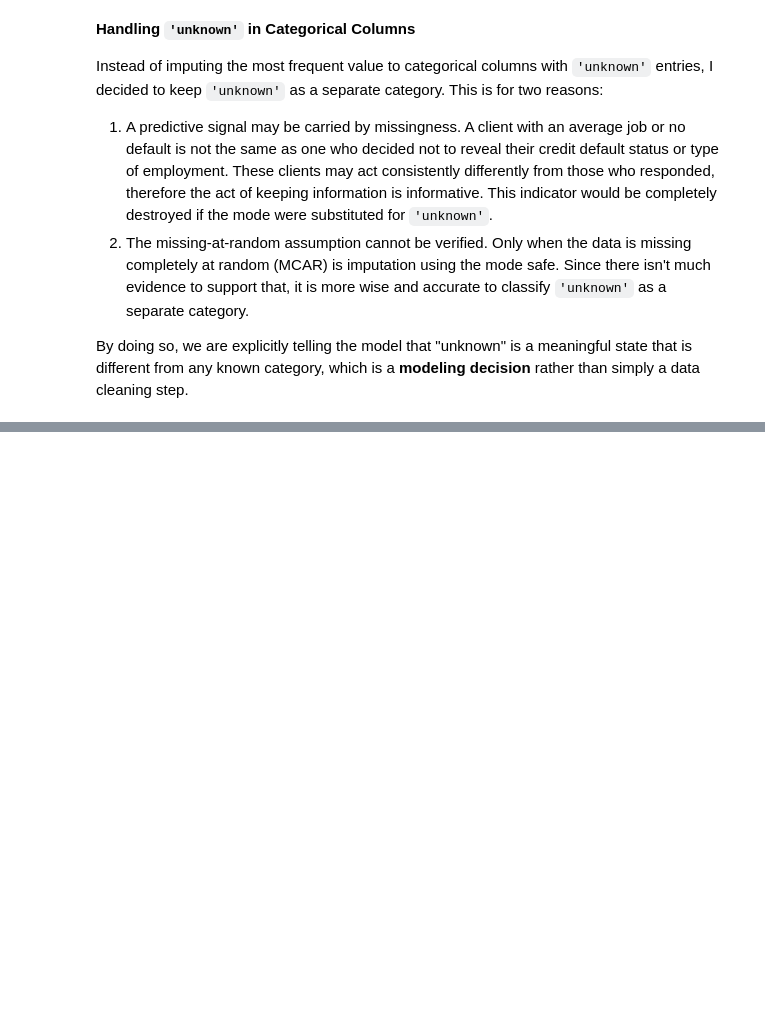
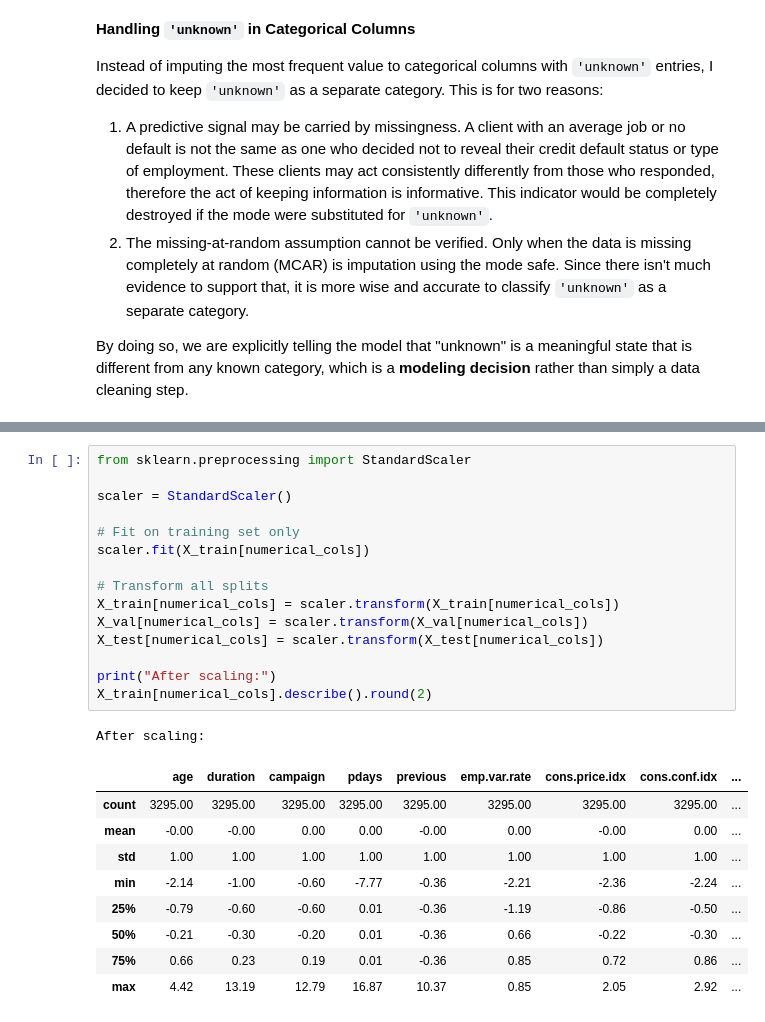
Before and after one commit to spaparo/ML-fundamentals-2026, a Jupyter notebook: assignment_1_sofia_paparo.ipynb, the cells around one changed output, grey strips where cells are left out. Cells and saved outputs as stored; diff of their text form; blank space fills up the shorter version.

```diff
--- a/assignment_1_sofia_paparo.ipynb
+++ b/assignment_1_sofia_paparo.ipynb
@@ -293,0 +404,26 @@ By doing so, we are explicitly telling the model that "unknown" is a meaningful
+# %%
+from sklearn.preprocessing import StandardScaler
+
+scaler = StandardScaler()
+
+# Fit on training set only
+scaler.fit(X_train[numerical_cols])
+
+# Transform all splits
+X_train[numerical_cols] = scaler.transform(X_train[numerical_cols])
+X_val[numerical_cols] = scaler.transform(X_val[numerical_cols])
+X_test[numerical_cols] = scaler.transform(X_test[numerical_cols])
+
+print("After scaling:")
+X_train[numerical_cols].describe().round(2)
+# %% [output]
+After scaling:
+|  | age | duration | campaign | pdays | previous | emp.var.rate | cons.price.idx | cons.conf.idx | ... |
+| count | 3295.00 | 3295.00 | 3295.00 | 3295.00 | 3295.00 | 3295.00 | 3295.00 | 3295.00 | ... |
+| mean | -0.00 | -0.00 | 0.00 | 0.00 | -0.00 | 0.00 | -0.00 | 0.00 | ... |
+| std | 1.00 | 1.00 | 1.00 | 1.00 | 1.00 | 1.00 | 1.00 | 1.00 | ... |
+| min | -2.14 | -1.00 | -0.60 | -7.77 | -0.36 | -2.21 | -2.36 | -2.24 | ... |
+| 25% | -0.79 | -0.60 | -0.60 | 0.01 | -0.36 | -1.19 | -0.86 | -0.50 | ... |
+| 50% | -0.21 | -0.30 | -0.20 | 0.01 | -0.36 | 0.66 | -0.22 | -0.30 | ... |
+| 75% | 0.66 | 0.23 | 0.19 | 0.01 | -0.36 | 0.85 | 0.72 | 0.86 | ... |
+| max | 4.42 | 13.19 | 12.79 | 16.87 | 10.37 | 0.85 | 2.05 | 2.92 | ... |
```
Also changed, not shown: parts of 20 cells of this notebook.
